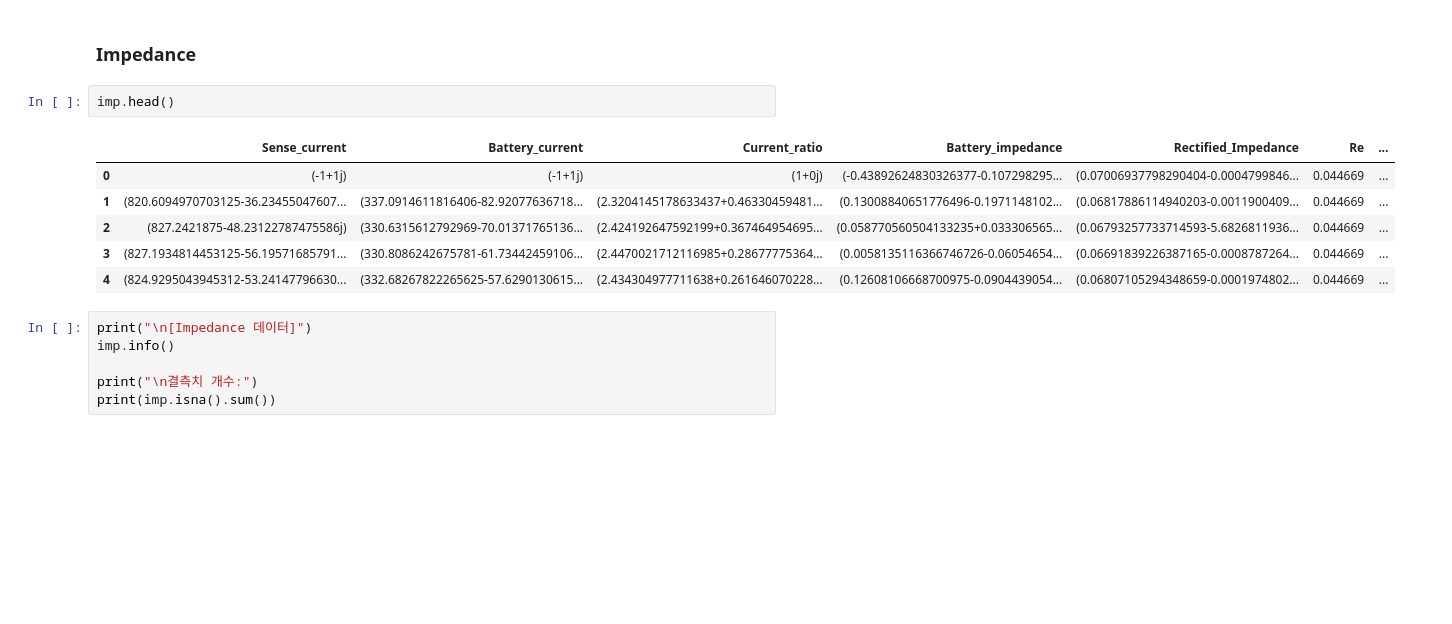
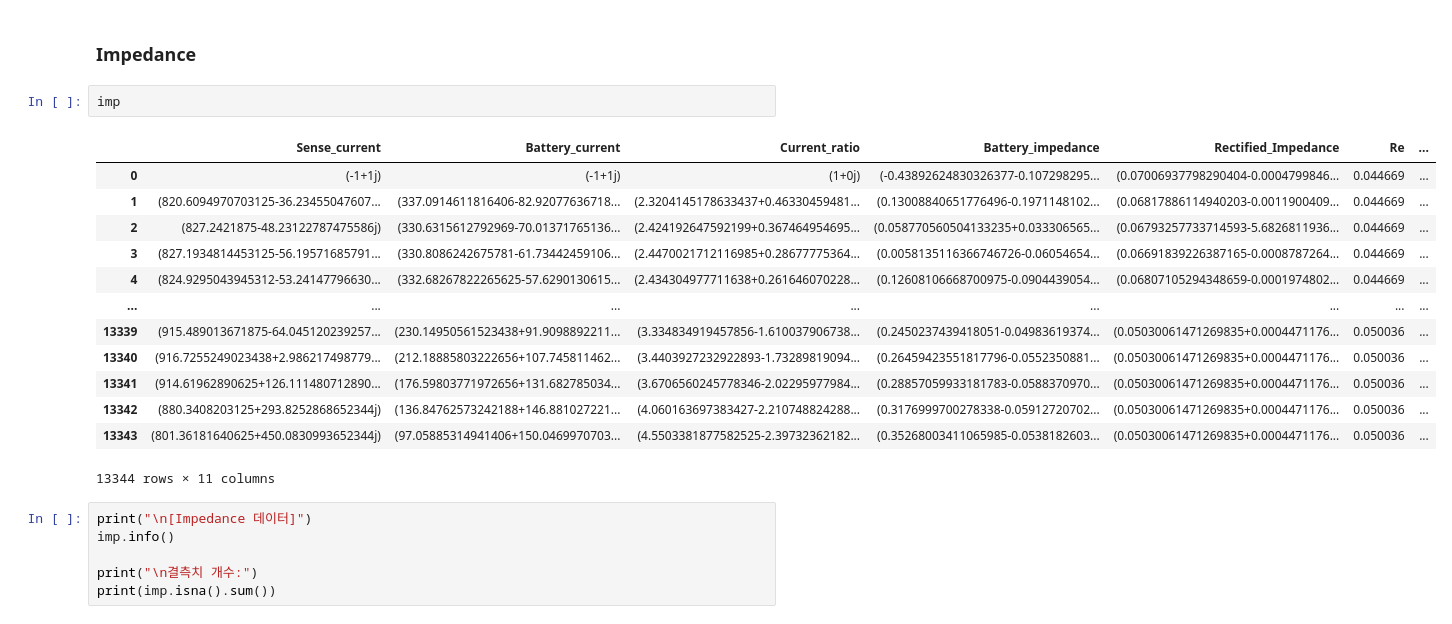
Before and after one commit to kk082911/project, a Jupyter notebook: basic analysis.ipynb, the cells around one changed output. Saved outputs shown, nothing was run; the diff lists cells and outputs as text; blank space fills up the shorter version.

```diff
--- a/basic analysis.ipynb
+++ b/basic analysis.ipynb
@@ -224,14 +442,21 @@ dtype: int64
 # %% [markdown]
 ### Impedance
 # %%
-imp.head()
+imp
 # %% [output]
 |  | Sense_current | Battery_current | Current_ratio | Battery_impedance | Rectified_Impedance | Re | ... |
 | 0 | (-1+1j) | (-1+1j) | (1+0j) | (-0.43892624830326377-0.107298295... | (0.07006937798290404-0.0004799846... | 0.044669 | ... |
 | 1 | (820.6094970703125-36.23455047607... | (337.0914611816406-82.92077636718... | (2.3204145178633437+0.46330459481... | (0.13008840651776496-0.1971148102... | (0.06817886114940203-0.0011900409... | 0.044669 | ... |
 | 2 | (827.2421875-48.23122787475586j) | (330.6315612792969-70.01371765136... | (2.424192647592199+0.367464954695... | (0.058770560504133235+0.033306565... | (0.06793257733714593-5.6826811936... | 0.044669 | ... |
 | 3 | (827.1934814453125-56.19571685791... | (330.8086242675781-61.73442459106... | (2.4470021712116985+0.28677775364... | (0.0058135116366746726-0.06054654... | (0.06691839226387165-0.0008787264... | 0.044669 | ... |
 | 4 | (824.9295043945312-53.24147796630... | (332.68267822265625-57.6290130615... | (2.434304977711638+0.261646070228... | (0.12608106668700975-0.0904439054... | (0.06807105294348659-0.0001974802... | 0.044669 | ... |
+| ... | ... | ... | ... | ... | ... | ... | ... |
+| 13339 | (915.489013671875-64.045120239257... | (230.14950561523438+91.9098892211... | (3.334834919457856-1.610037906738... | (0.2450237439418051-0.04983619374... | (0.05030061471269835+0.0004471176... | 0.050036 | ... |
+| 13340 | (916.7255249023438+2.986217498779... | (212.18885803222656+107.745811462... | (3.4403927232922893-1.73289819094... | (0.26459423551817796-0.0552350881... | (0.05030061471269835+0.0004471176... | 0.050036 | ... |
+| 13341 | (914.61962890625+126.111480712890... | (176.59803771972656+131.682785034... | (3.6706560245778346-2.02295977984... | (0.28857059933181783-0.0588370970... | (0.05030061471269835+0.0004471176... | 0.050036 | ... |
+| 13342 | (880.3408203125+293.8252868652344j) | (136.84762573242188+146.881027221... | (4.060163697383427-2.210748824288... | (0.3176999700278338-0.05912720702... | (0.05030061471269835+0.0004471176... | 0.050036 | ... |
+| 13343 | (801.36181640625+450.0830993652344j) | (97.05885314941406+150.0469970703... | (4.5503381877582525-2.39732362182... | (0.35268003411065985-0.0538182603... | (0.05030061471269835+0.0004471176... | 0.050036 | ... |
+13344 rows × 11 columns
 # %%
 print("\n[Impedance 데이터]")
 imp.info()
```
Also changed, not shown: parts of 35 cells of this notebook, 1 other file.
